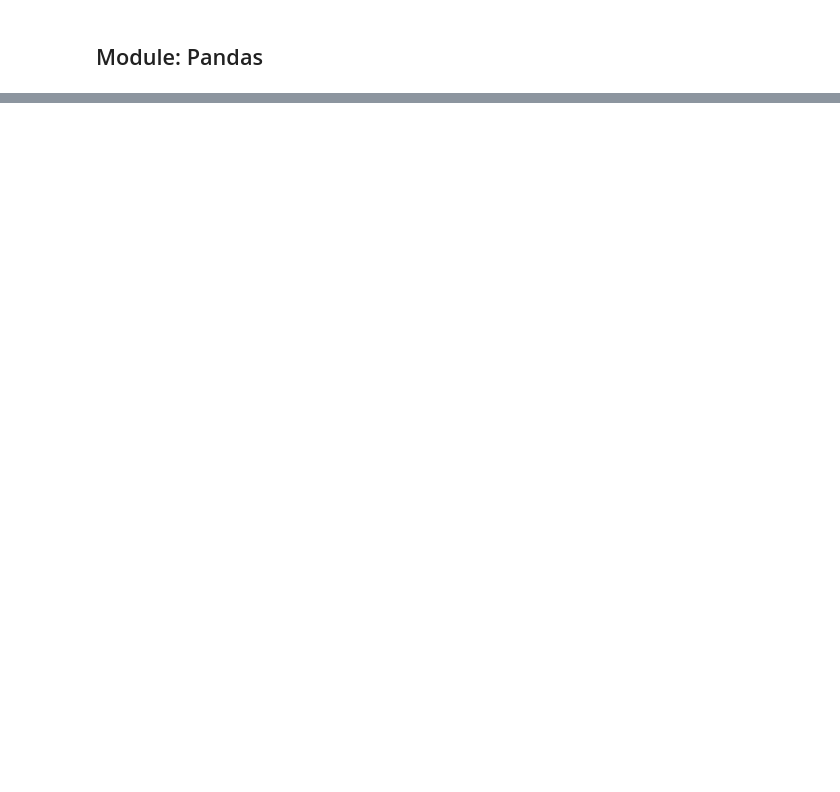
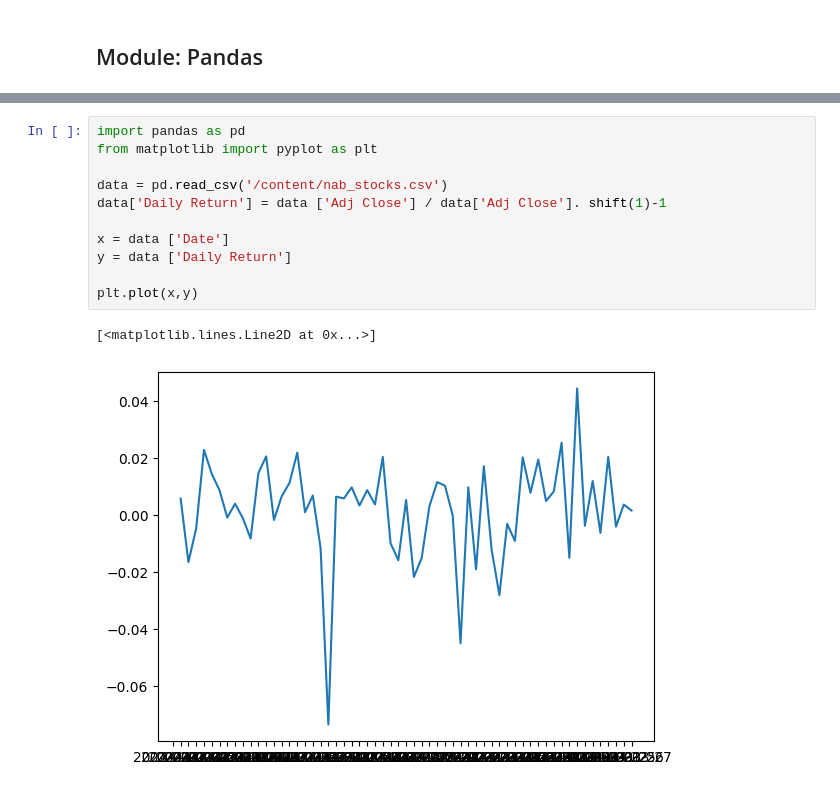
Before and after one commit to ISReyven/Reyven-, a Jupyter notebook: stocks_daily_return.ipynb, the cells around one changed output, grey strips where cells are left out. Saved outputs shown, nothing was run; the diff lists cells and outputs as text; blank space fills up the shorter version.

```diff
--- a/stocks_daily_return.ipynb
+++ b/stocks_daily_return.ipynb
@@ -25,0 +91,14 @@ We will look at three different methods in Python to process the file:
+# %%
+import pandas as pd
+from matplotlib import pyplot as plt
+
+data = pd.read_csv('/content/nab_stocks.csv')
+data['Daily Return'] = data ['Adj Close'] / data['Adj Close']. shift(1)-1
+
+x = data ['Date']
+y = data ['Daily Return']
+
+plt.plot(x,y)
+# %% [output]
+[<matplotlib.lines.Line2D at 0x...>]
+[figure, added]
```
Also changed, not shown: parts of 4 cells of this notebook.
